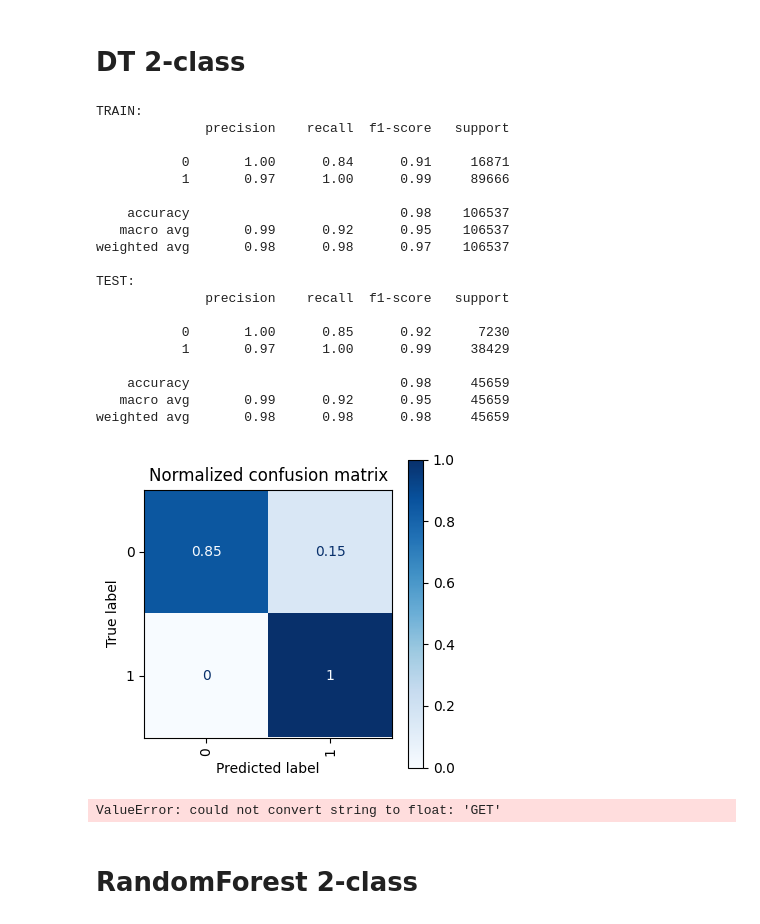
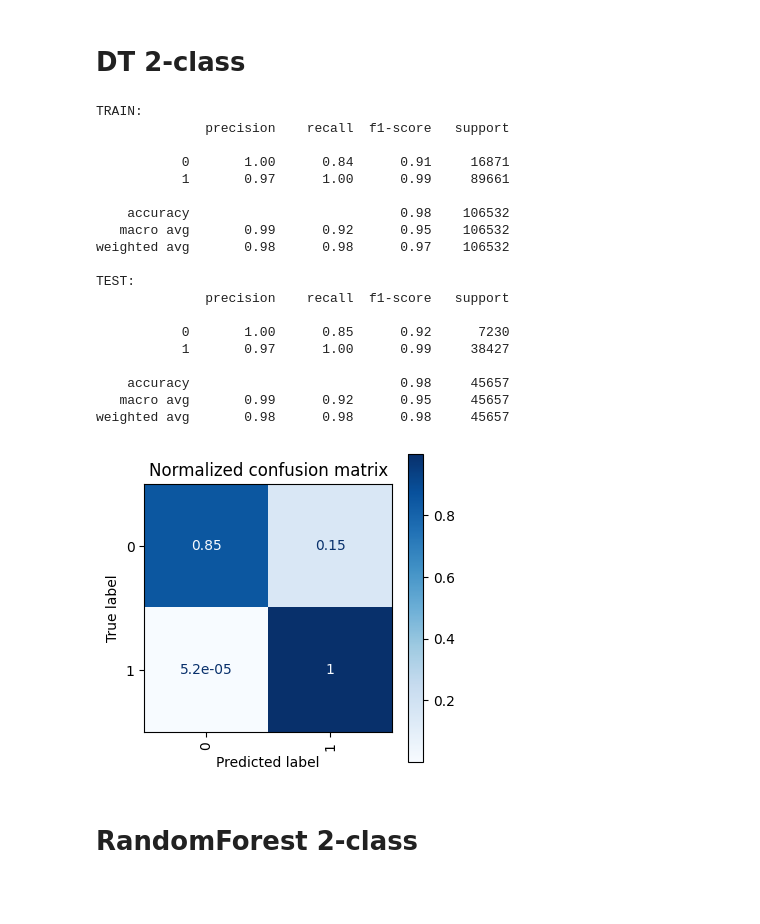
Before and after one commit to pro1710/ids, a Jupyter notebook: colab.ipynb, the cells around one changed output. Drawn from its saved outputs; the diff is of its cells as text; code cells hidden in the pictures; blank space fills up the shorter version.

```diff
--- a/colab.ipynb
+++ b/colab.ipynb
@@ -387,88 +388,56 @@ SEED = 42
 # %% [markdown]
 # DT 2-class
 # %%
-df  = ids_common.prepare_dataset(path_to_dataset)
+df  = prepare_dataset_v01(path_to_dataset)
 
 X_train, X_test, y_train, y_test = dataset_split(df, target_label_2_class)
 
 if False:
     tree_param = {'criterion':['gini','entropy', 'log_loss'],
-                'max_depth':[4,5,6,7,8,16,32,48,64,80,96,124,148]}
+                'max_depth':[4,8,16,32,64,96,124,148]}
 
-    dt_cls = DecisionTreeClassifier(random_state=SEED)
-    grid_search = GridSearchCV(dt_cls, tree_param)
+    cls = DecisionTreeClassifier(random_state=SEED)
+    grid_search = GridSearchCV(cls, tree_param)
 
     grid_search.fit(X_train, y_train)
 
     print('Tuned:')
     print('Parms: ', grid_search.best_params_)
     print('Score:', grid_search.best_score_)
 
-    dt_cls = grid_search.best_estimator_
+    cls = grid_search.best_estimator_
 else:
     best_params = {'criterion': 'entropy', 'max_depth': 8}
-    dt_cls = DecisionTreeClassifier(**best_params, random_state=SEED)
+    cls = DecisionTreeClassifier(**best_params, random_state=SEED)
 
-dt_cls.fit(X_train, y_train)
-y_train_predict = dt_cls.predict(X_train)
-y_test_predict = dt_cls.predict(X_test)
+cls.fit(X_train, y_train)
+y_train_predict = cls.predict(X_train)
+y_test_predict = cls.predict(X_test)
 
 report_2(y_train, y_train_predict, y_test, y_test_predict)
 
 plot_cm(y_test, y_test_predict)
 # %% [output]
 TRAIN:
               precision    recall  f1-score   support
 
            0       1.00      0.84      0.91     16871
-           1       0.97      1.00      0.99     89666
+           1       0.97      1.00      0.99     89661
 
-    accuracy                           0.98    106537
-   macro avg       0.99      0.92      0.95    106537
-weighted avg       0.98      0.98      0.97    106537
+    accuracy                           0.98    106532
+   macro avg       0.99      0.92      0.95    106532
+weighted avg       0.98      0.98      0.97    106532
 
 TEST:
               precision    recall  f1-score   support
 
            0       1.00      0.85      0.92      7230
-           1       0.97      1.00      0.99     38429
+           1       0.97      1.00      0.99     38427
 
-    accuracy                           0.98     45659
-   macro avg       0.99      0.92      0.95     45659
-weighted avg       0.98      0.98      0.98     45659
+    accuracy                           0.98     45657
+   macro avg       0.99      0.92      0.95     45657
+weighted avg       0.98      0.98      0.98     45657
-[figure, old version]
+[figure, new version]
-# %%
-df  = prepare_dataset_v01(path_to_dataset)
-
-X_train, X_test, y_train, y_test = dataset_split(df, target_label_2_class)
-
-if False:
-    tree_param = {'criterion':['gini','entropy', 'log_loss'],
-                'max_depth':[4,5,6,7,8,16,32,48,64,80,96,124,148]}
-
-    dt_cls = DecisionTreeClassifier(random_state=SEED)
-    grid_search = GridSearchCV(dt_cls, tree_param)
-
-    grid_search.fit(X_train, y_train)
-
-    print('Tuned:')
-    print('Parms: ', grid_search.best_params_)
-    print('Score:', grid_search.best_score_)
-
-    dt_cls = grid_search.best_estimator_
-else:
-    best_params = {'criterion': 'entropy', 'max_depth': 8}
-    dt_cls = DecisionTreeClassifier(**best_params, random_state=SEED)
-
-dt_cls.fit(X_train, y_train)
-y_train_predict = dt_cls.predict(X_train)
-y_test_predict = dt_cls.predict(X_test)
-
-report_2(y_train, y_train_predict, y_test, y_test_predict)
-
-plot_cm(y_test, y_test_predict)
-# %% [output]
-ValueError: could not convert string to float: 'GET'
 # %% [markdown]
 # RandomForest 2-class
 # %%
```
Also changed, not shown: parts of 12 cells of this notebook.
